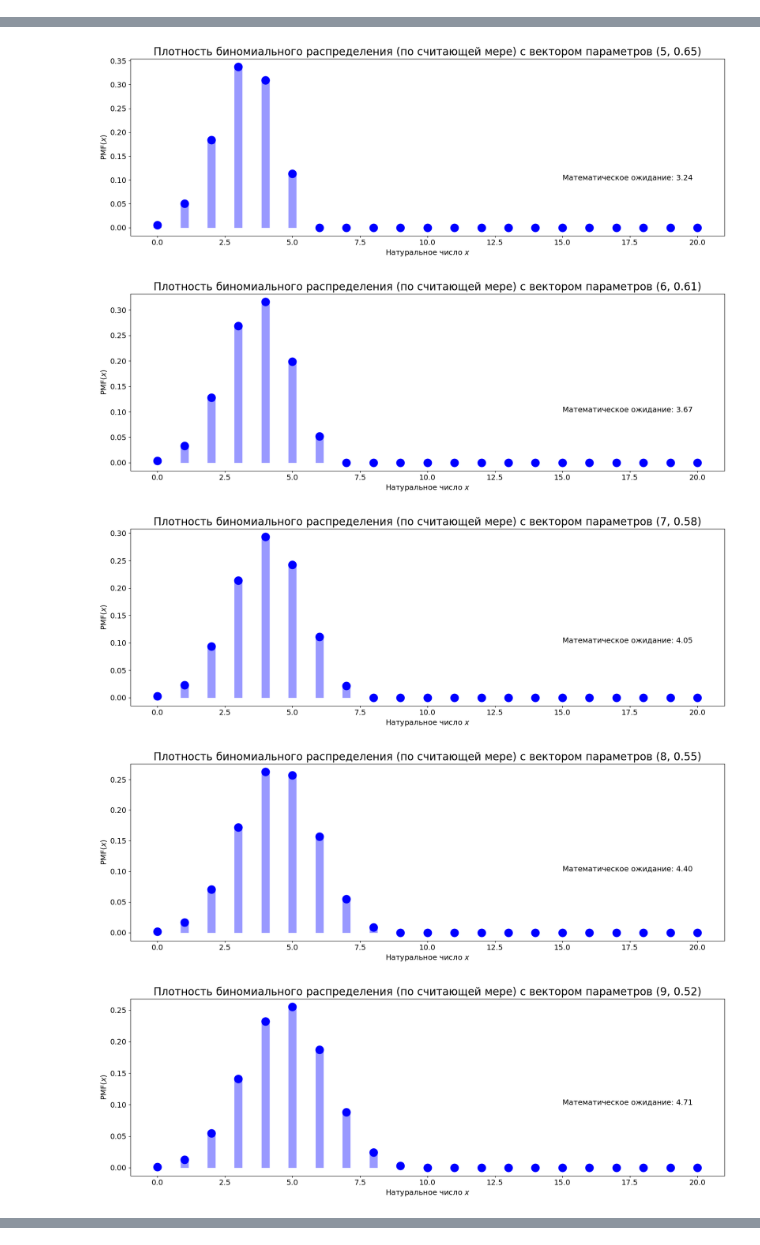
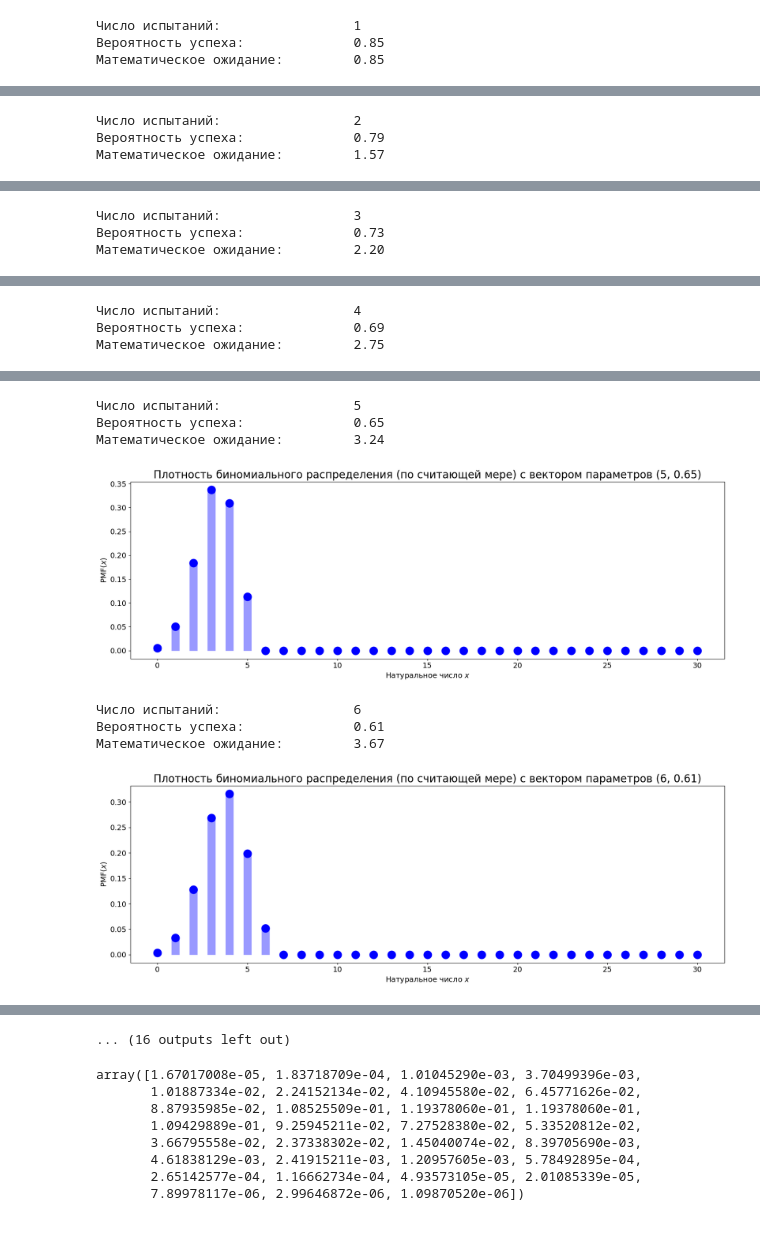
Before and after one commit to pavelafed/-, a Jupyter notebook: Иллюстрация предельной теоремы Пуассона.ipynb, the cells around one changed output, grey strips where cells are left out. Cells and saved outputs as stored; diff of their text form; code cells hidden in the pictures.

```diff
--- a/Иллюстрация предельной теоремы Пуассона.ipynb
+++ b/Иллюстрация предельной теоремы Пуассона.ipynb
@@ -4,8 +26,9 @@ from scipy.stats import binom
 import matplotlib.pyplot as plt
 # %%
 probabilities = []
-for n in range(1, 21):
+for n in range(1, 16):
     p_n = 11 / (12 + n)
     probabilities.append(p_n)
+probabilities = np.array(probabilities)
 probabilities
 # %% [output]
@@ -32,14 +38,16 @@ probabilities
+# %%
+arguments = np.arange(0, 31)
 # %%
-arguments = np.arange(0,21)
-
-for n in range(1, 21):
+for n in range(1, 15):
     p_n = probabilities[n-1]
     expectation = n * p_n
+    print(f'Число испытаний: \t\t {n}')
+    print(f'Вероятность успеха: \t\t {p_n:.2f}')
+    print(f'Математическое ожидание: \t {expectation:.2f}')
     pmfValues = binom.pmf(arguments,n,p_n)
     plt.figure(figsize=(20,6))
     plt.plot(arguments,pmfValues,'bo',ms=15)
     plt.vlines(arguments, 0, pmfValues, colors='b', lw=15, alpha=0.4)
-    plt.text(15, 0.1, f'Математическое ожидание: {expectation:.2f}', fontsize=14)
     plt.title(f'Плотность биномиального распределения (по считающей мере) с \
 вектором параметров ({n}, {p_n:.2f})', fontsize=20)
     plt.xlabel('Натуральное число $x$', fontsize=14)
@@ -47,3 +55,6 @@ for n in range(1, 21):
     plt.tick_params(axis='both',which='major',labelsize=14)
     plt.show()
 # %% [output]
+Число испытаний:                 1
+Вероятность успеха:              0.85
+Математическое ожидание:         0.85
@@ -50,0 +62,3 @@ for n in range(1, 21):
+Число испытаний:                 2
+Вероятность успеха:              0.79
+Математическое ожидание:         1.57
@@ -51,0 +66,3 @@ for n in range(1, 21):
+Число испытаний:                 3
+Вероятность успеха:              0.73
+Математическое ожидание:         2.20
@@ -52,0 +70,3 @@ for n in range(1, 21):
+Число испытаний:                 4
+Вероятность успеха:              0.69
+Математическое ожидание:         2.75
@@ -54,5 +74,8 @@ for n in range(1, 21):
+Число испытаний:                 5
+Вероятность успеха:              0.65
+Математическое ожидание:         3.24
-[figure, old version]
+[figure, new version]
+Число испытаний:                 6
+Вероятность успеха:              0.61
+Математическое ожидание:         3.67
-[figure, old version]
+[figure, new version]
-[figure, removed]
-[figure, removed]
-[figure, removed]
@@ -62,0 +82,12 @@ for n in range(1, 21):
+... (16 outputs left out)
+# %%
+poisson.pmf(arguments,11)
+# %% [output]
+array([1.67017008e-05, 1.83718709e-04, 1.01045290e-03, 3.70499396e-03,
+       1.01887334e-02, 2.24152134e-02, 4.10945580e-02, 6.45771626e-02,
+       8.87935985e-02, 1.08525509e-01, 1.19378060e-01, 1.19378060e-01,
+       1.09429889e-01, 9.25945211e-02, 7.27528380e-02, 5.33520812e-02,
+       3.66795558e-02, 2.37338302e-02, 1.45040074e-02, 8.39705690e-03,
+       4.61838129e-03, 2.41915211e-03, 1.20957605e-03, 5.78492895e-04,
+       2.65142577e-04, 1.16662734e-04, 4.93573105e-05, 2.01085339e-05,
+       7.89978117e-06, 2.99646872e-06, 1.09870520e-06])
```
Also changed, not shown: parts of 4 cells of this notebook.
